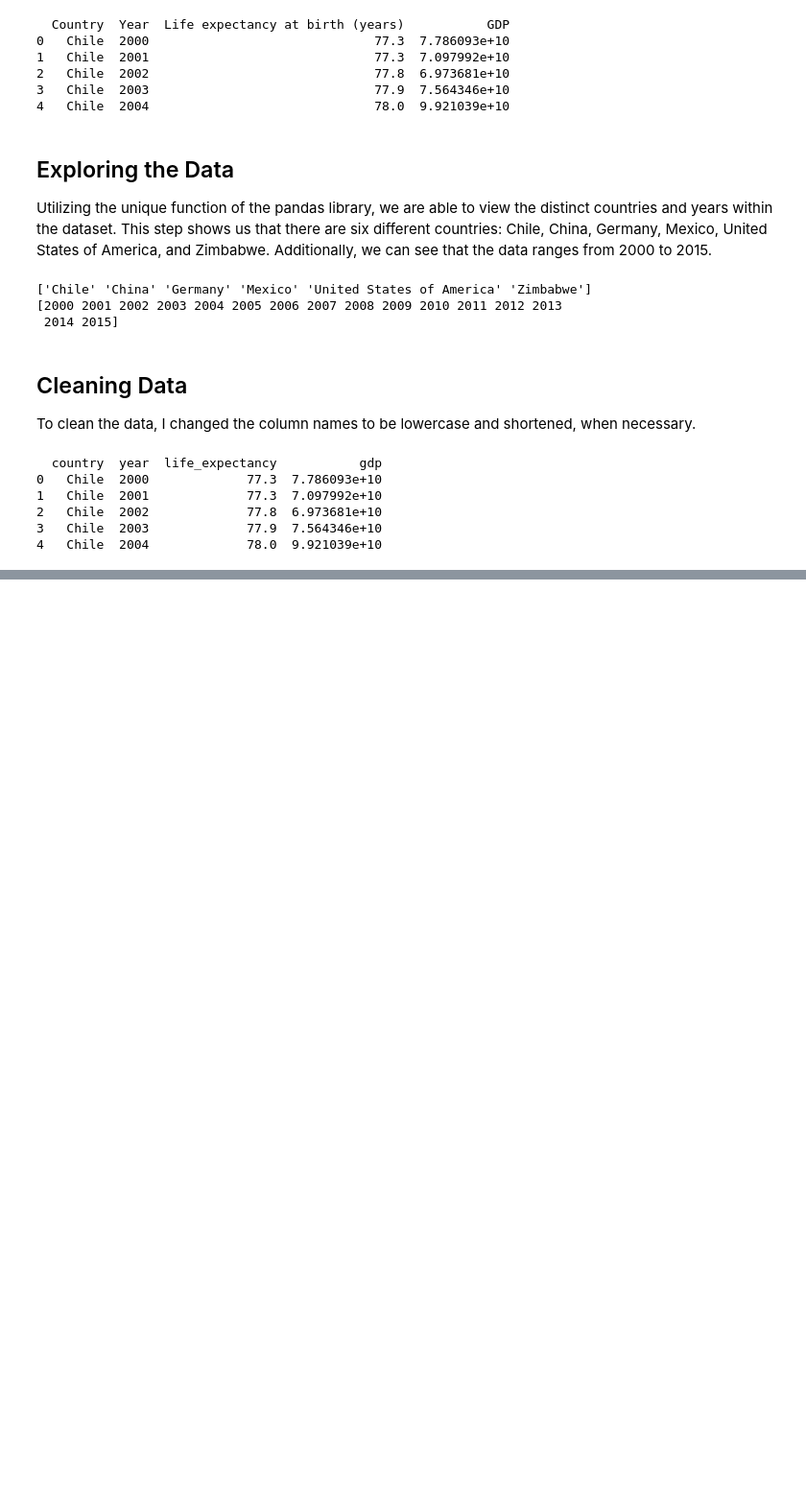
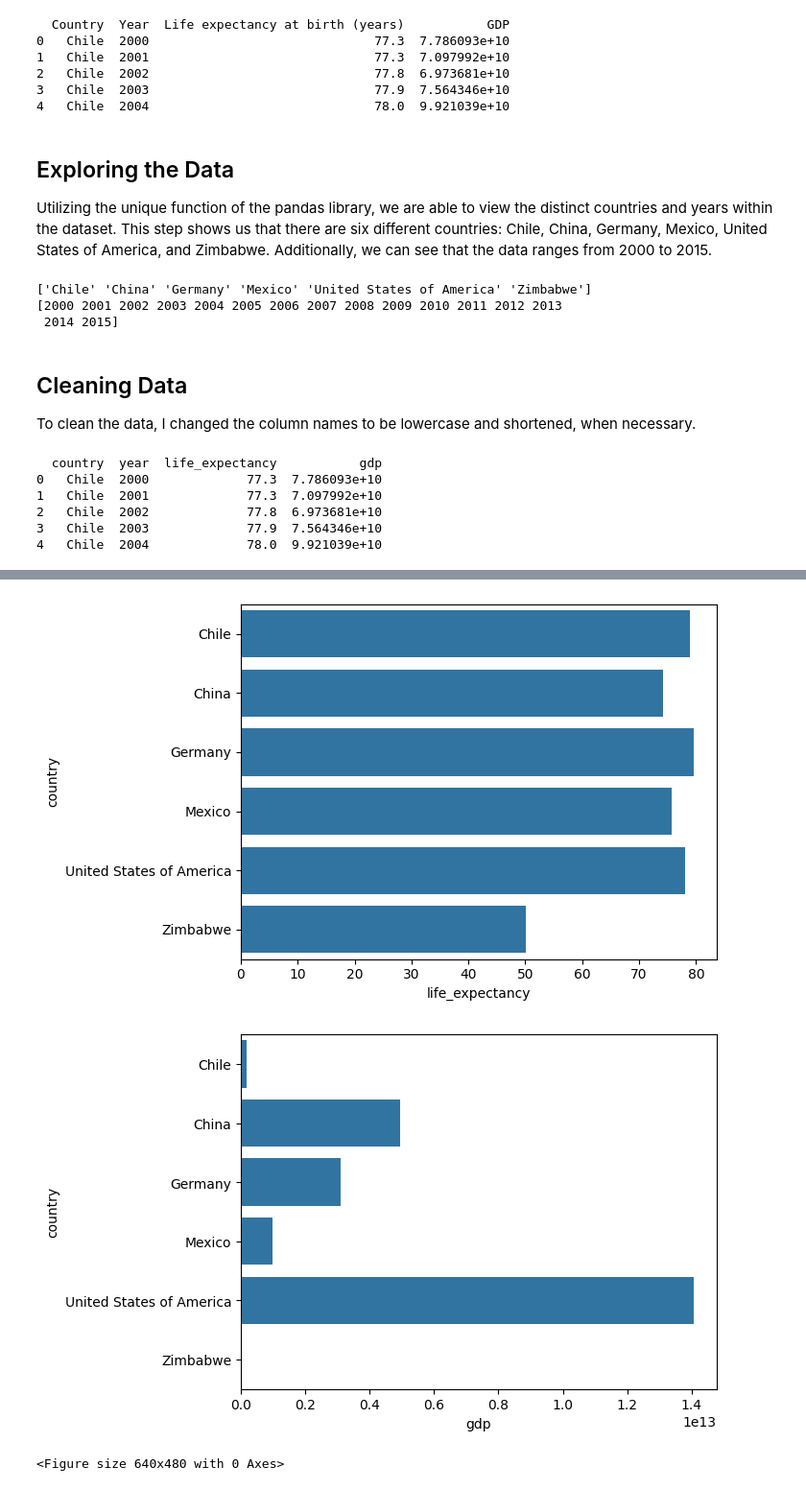
Before and after one commit to jayoung26/life_expectancy_gdp_project, a Jupyter notebook: life_expectancy_gdp.ipynb, the cells around one changed output, grey strips where cells are left out. Shown at 96% size. Saved outputs shown, nothing was run; the diff lists cells and outputs as text; code cells hidden in the pictures; blank space fills up the shorter version.

```diff
--- a/life_expectancy_gdp.ipynb
+++ b/life_expectancy_gdp.ipynb
@@ -98,0 +65,39 @@ create_lineplot('year', 'gdp', df, 'country')
+# %%
+def create_boxplot(x, y, dataset):
+    sns.boxplot(x=x, y=y, data=dataset)
+    mean = np.mean(dataset[y])
+    plt.axhline(mean, color = 'black', ls = '--')
+    plt.show()
+    plt.clf()
+
+def create_hist(column, dataset):
+    sns.histplot(x=column, data = dataset)
+    mean = np.mean(dataset[column])
+    median = np.median(dataset[column])
+    plt.axvline(mean, color = 'red', ls = '--', label = 'mean')
+    plt.axvline(median, color = 'black', ls = '--', label = 'median')
+    plt.legend()
+    plt.show()
+    plt.clf()
+
+def create_lineplot(x, y, dataset, hue):
+    sns.lineplot(x=x, y=y,data=dataset,hue=hue)
+    plt.legend(loc = 'center left', bbox_to_anchor=(1, 0.5))
+    plt.show()
+    plt.clf()
+
+def create_barchart(x, y, dataset):
+    sns.barplot(x=x, y=y, data=dataset)
+    plt.show()
+    plt.clf()
+
+def create_scatterplot(x, y, dataset, hue):
+    sns.scatterplot(x=x, y=y, data=dataset, hue=hue)
+    plt.legend(loc='center left', bbox_to_anchor=(1, 0.5))
+    plt.show()
+    plt.clf()
+
+def create_lineplot_grid(x, y, dataset, hue):
+    plot = sns.FacetGrid(data=dataset, col=hue, col_wrap=3, hue=hue, sharey = False)
+    plot.map(sns.lineplot(x,y)).add_legend()
+    plot
@@ -98,0 +154,3 @@ create_lineplot('year', 'gdp', df, 'country')
+# %%
+df_average = df.drop('year', axis = 1).groupby('country').mean().reset_index()
+df_average
@@ -98,0 +165,7 @@ create_lineplot('year', 'gdp', df, 'country')
+# %%
+create_barchart('life_expectancy','country', df_average)
+create_barchart('gdp', 'country', df_average)
+# %% [output]
+[figure, added]
+[figure, added]
+<Figure size 640x480 with 0 Axes>
```
Also changed, not shown: parts of 14 cells of this notebook.
